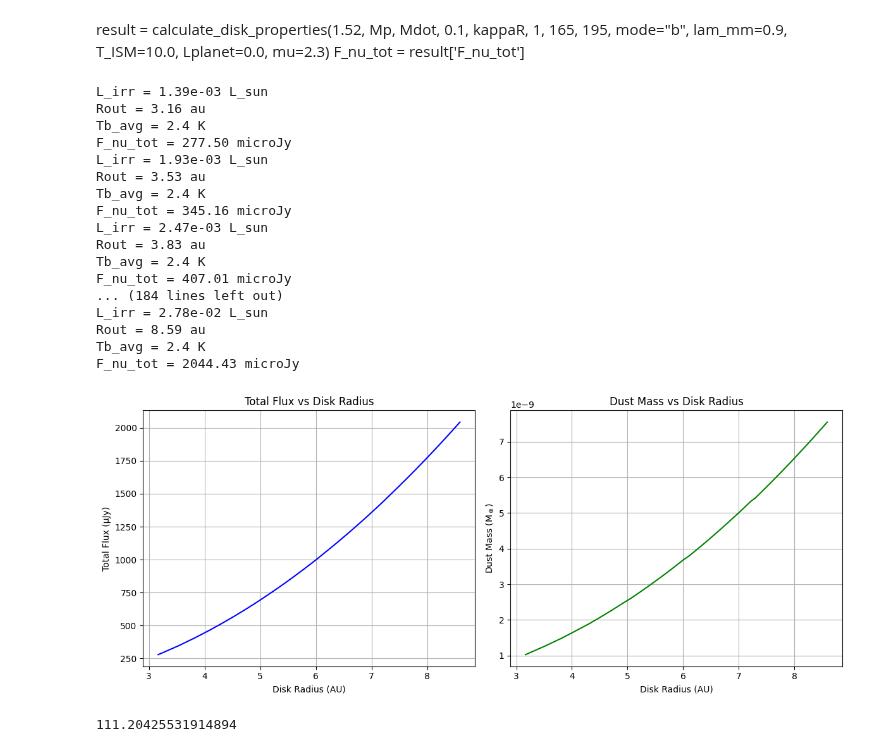
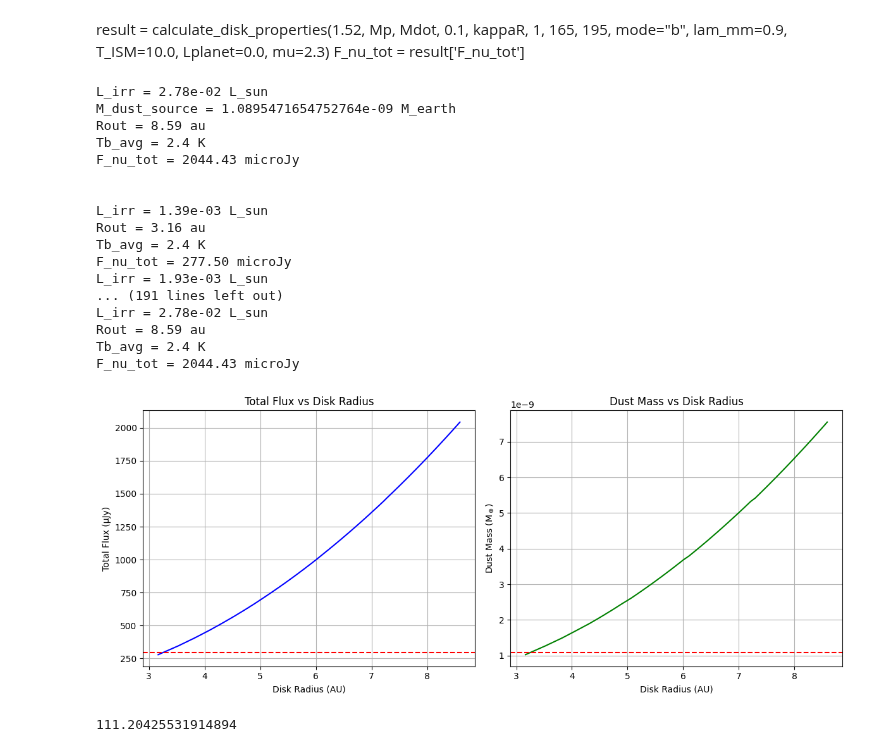
Before and after one commit to VWelke/CPD_MPIA, a Jupyter notebook: CPD_Emission_Models/CPD_Em_2.ipynb, the cells around one changed output. Drawn from its saved outputs; the diff is of its cells as text; code cells hidden in the pictures.

```diff
--- a/CPD_Emission_Models/CPD_Em_2.ipynb
+++ b/CPD_Emission_Models/CPD_Em_2.ipynb
@@ -35,7 +35,7 @@ def B_lambda(lam, T):
 
 def calculate_disk_properties(M_star = 1, Mp = 1, Mdot = 1e-5, alpha = 1e-3, kappaR = 10 , Rin = 1, rp = 165, d_pc = 195,
                             mode="b", lam_mm=1.3e-1,
-                            T_ISM=10.0, Lplanet=0.0, mu=2.3):
+                            T_ISM=10.0, Lplanet=0.0, mu=2.3, spec_flux  = None):
     """
     Calculate disk temperature profiles and millimeter flux.
 
@@ -179,6 +179,11 @@ def calculate_disk_properties(M_star = 1, Mp = 1, Mdot = 1e-5, alpha = 1e-3, kap
     M_dust = F_nu_tot*1e-29* (d_cm**2) / (kappa_mm * B_lambda(lam_mm*0.1, Tb_avg))
     M_dust = M_dust / 5.972e27   # earth mass
 
+    if spec_flux is not None:
+        M_dust_source = spec_flux*1e-29* (d_cm**2) / (kappa_mm * B_lambda(lam_mm*0.1, Tb_avg))
+        M_dust_source = M_dust_source / 5.972e27   # earth mass
+        print(f'M_dust_source = {M_dust_source} M_earth')
+
     print(f'Rout = {Rout/AU:.2f} au')
     print(f'Tb_avg = {Tb_avg:.1f} K')
     print(f'F_nu_tot = {F_nu_tot:.2f} microJy')
@@ -378,6 +383,15 @@ result = calculate_disk_properties(1.52, Mp, Mdot, 0.1, kappaR, 1, 165, 195,
 
 # Now create an array to vary Mp from 1 to 20 M_jup
 # Obtain an array of F_nu_tot and plot the plot
+
+# dust mass for the source:
+
+M_dust_source = calculate_disk_properties(1.67, Mp, Mdot, 0.1, kappaR, 1, 165, 149,
+                            mode="b", lam_mm=0.9,
+                            T_ISM=10.0, Lplanet=0.0, mu=2.3, spec_flux=294.94)
+
+
+print(f'\n')
 
 Mp_array = np.linspace(1, 20, 50)  # from 1 to 20 M_jup
 F_nu_tot_array = []
@@ -397,42 +411,44 @@ for Mp in Mp_array:
     M_dust = result['M_dust']
     M_dust_array.append(M_dust)
 
 # Plotting side by side
 fig, (ax1, ax2) = plt.subplots(1, 2, figsize=(12, 5))
 
 ax1.plot(Rout_array, F_nu_tot_array, color='blue')
 ax1.set_xlabel('Disk Radius (AU)')
 ax1.set_ylabel('Total Flux (μJy)')
 ax1.set_title('Total Flux vs Disk Radius')
+ax1.axhline(y=294.94, color='red', linestyle='--')
 ax1.grid()
 
 ax2.plot(Rout_array, M_dust_array, color='green')
 ax2.set_xlabel('Disk Radius (AU)')
 ax2.set_ylabel('Dust Mass (M$_\oplus$)')
 ax2.set_title('Dust Mass vs Disk Radius')
+ax2.axhline(y=1.0895471654752764e-09, color='red', linestyle='--')
 ax2.grid()
 
 plt.tight_layout()
 plt.show()
 # %% [output]
+L_irr = 2.78e-02 L_sun
+M_dust_source = 1.0895471654752764e-09 M_earth
+Rout = 8.59 au
+Tb_avg = 2.4 K
+F_nu_tot = 2044.43 microJy
+
+
 L_irr = 1.39e-03 L_sun
 Rout = 3.16 au
 Tb_avg = 2.4 K
 F_nu_tot = 277.50 microJy
 L_irr = 1.93e-03 L_sun
-Rout = 3.53 au
-Tb_avg = 2.4 K
-F_nu_tot = 345.16 microJy
-L_irr = 2.47e-03 L_sun
-Rout = 3.83 au
-Tb_avg = 2.4 K
-F_nu_tot = 407.01 microJy
-... (184 lines left out)
+... (191 lines left out)
 L_irr = 2.78e-02 L_sun
 Rout = 8.59 au
 Tb_avg = 2.4 K
 F_nu_tot = 2044.43 microJy
-[figure, old version]
+[figure, new version]
 # %%
 print(52266/470)
 # %% [output]
```
Also changed, not shown: 1 other file.
